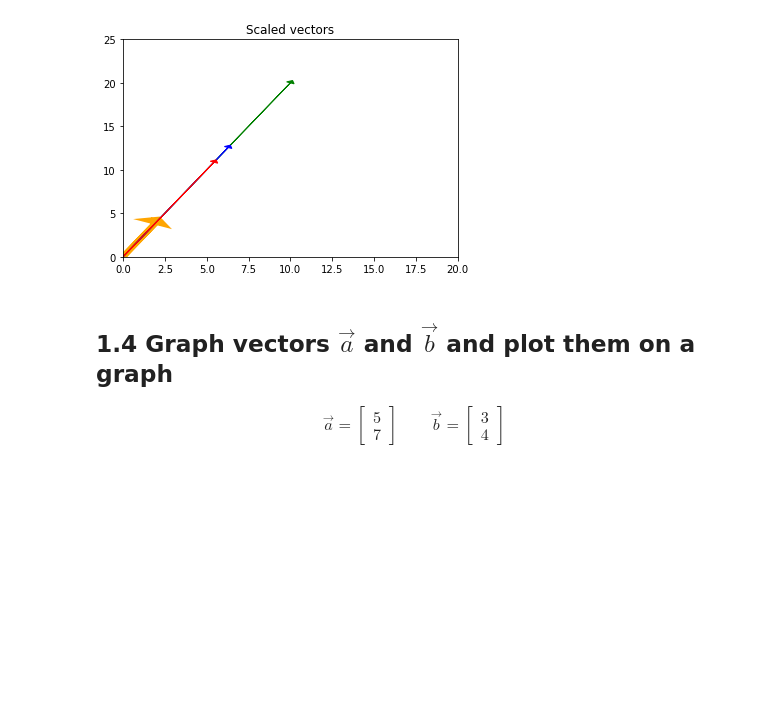
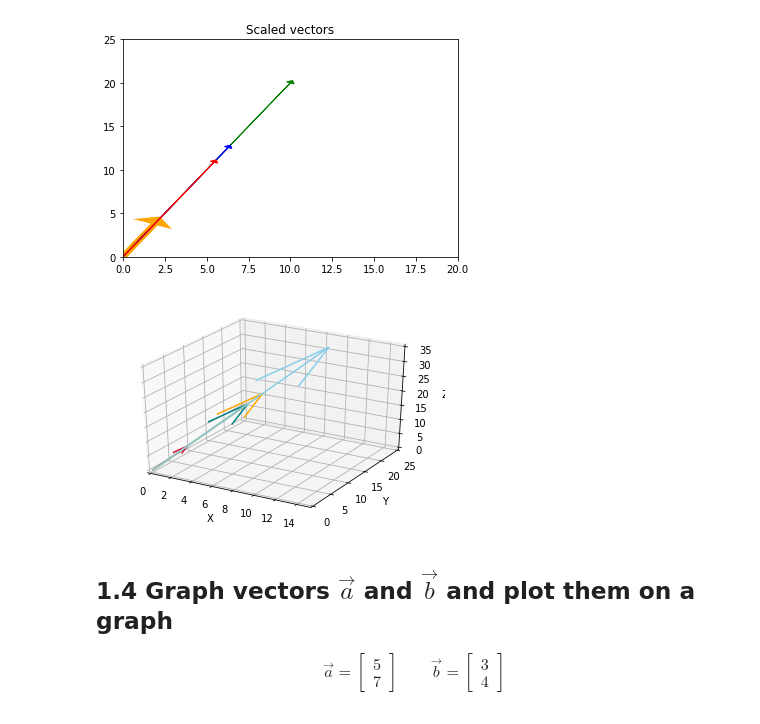
Before and after one commit to yestrella14/DS-Unit-1-Sprint-3-Linear-Algebra, a Jupyter notebook: LS_DS_131_Vectors_and_Matrices_Assignment.ipynb, the cells around one changed output. Cells and saved outputs as stored; diff of their text form; code cells hidden in the pictures; blank space fills up the shorter version.

```diff
--- a/LS_DS_131_Vectors_and_Matrices_Assignment.ipynb
+++ b/LS_DS_131_Vectors_and_Matrices_Assignment.ipynb
@@ -78,6 +97,25 @@ plt.ylim(0,25)
 plt.show()
 # %% [output]
 [figure]
+# %%
+fig = plt.figure()
+ax = fig.add_subplot(111, projection='3d')
+
+ax.quiver(0, 0, 0, v2[0], v2[1], v2[2], length=1, color='crimson')
+ax.quiver(0, 0, 0, v2_5[0], v2_5[1], v2_5[2], length=1, color='skyblue')
+ax.quiver(0, 0, 0, v2_pi[0], v2_pi[1], v2_pi[2], length=1, color='orange')
+ax.quiver(0, 0, 0, v2_e[0], v2_e[1], v2_e[2], length=1, color='teal')
+
+
+ax.set_xlim([0, 15])
+ax.set_ylim([0, 25])
+ax.set_zlim([0, 35])
+ax.set_xlabel('X')
+ax.set_ylabel('Y')
+ax.set_zlabel('Z')
+plt.show()
+# %% [output]
+[figure, added]
 # %% [markdown]
 ## 1.4 Graph vectors $\vec{a}$ and $\vec{b}$ and plot them on a graph
 
```
Also changed, not shown: parts of 9 cells of this notebook.
